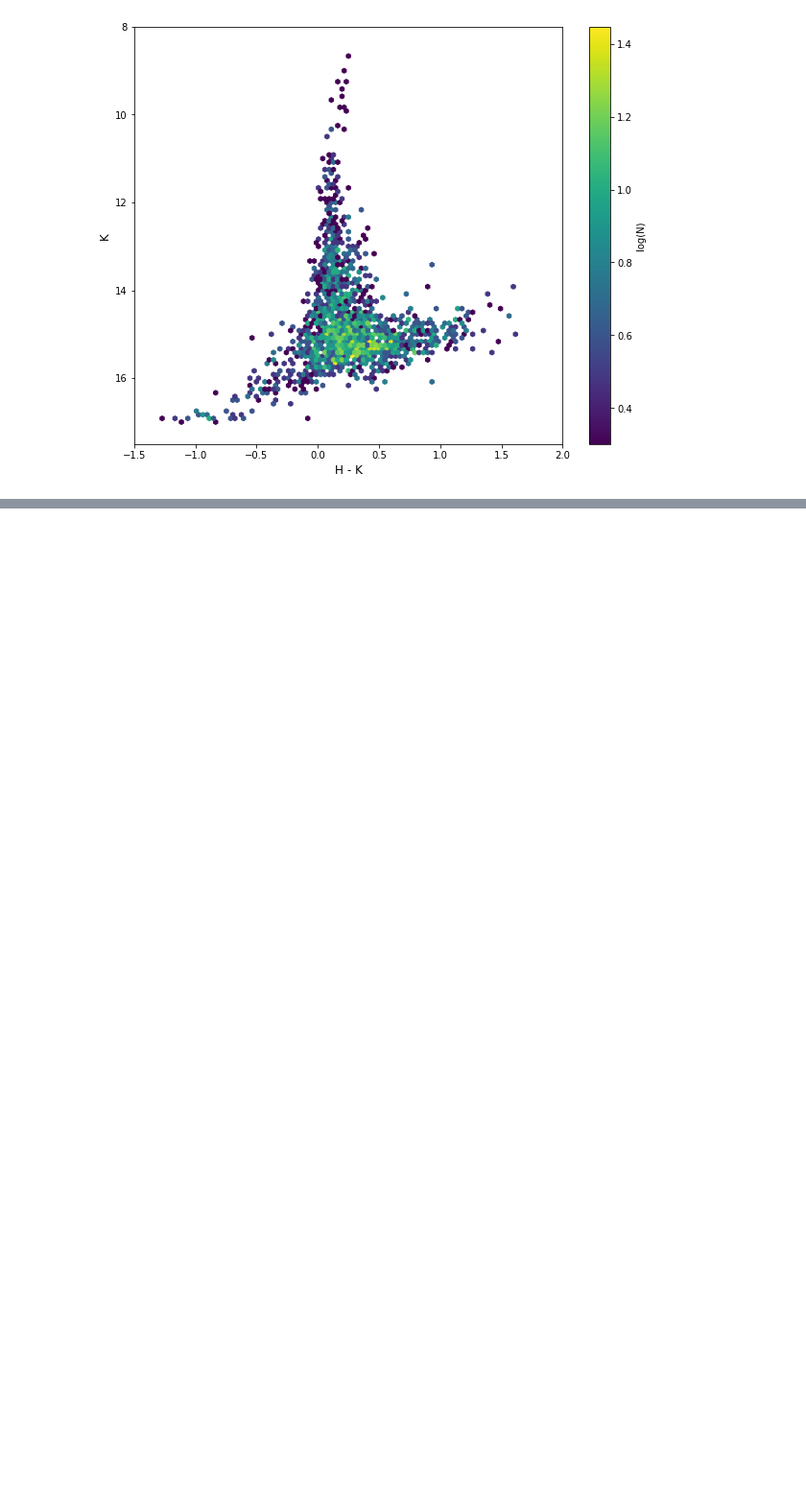
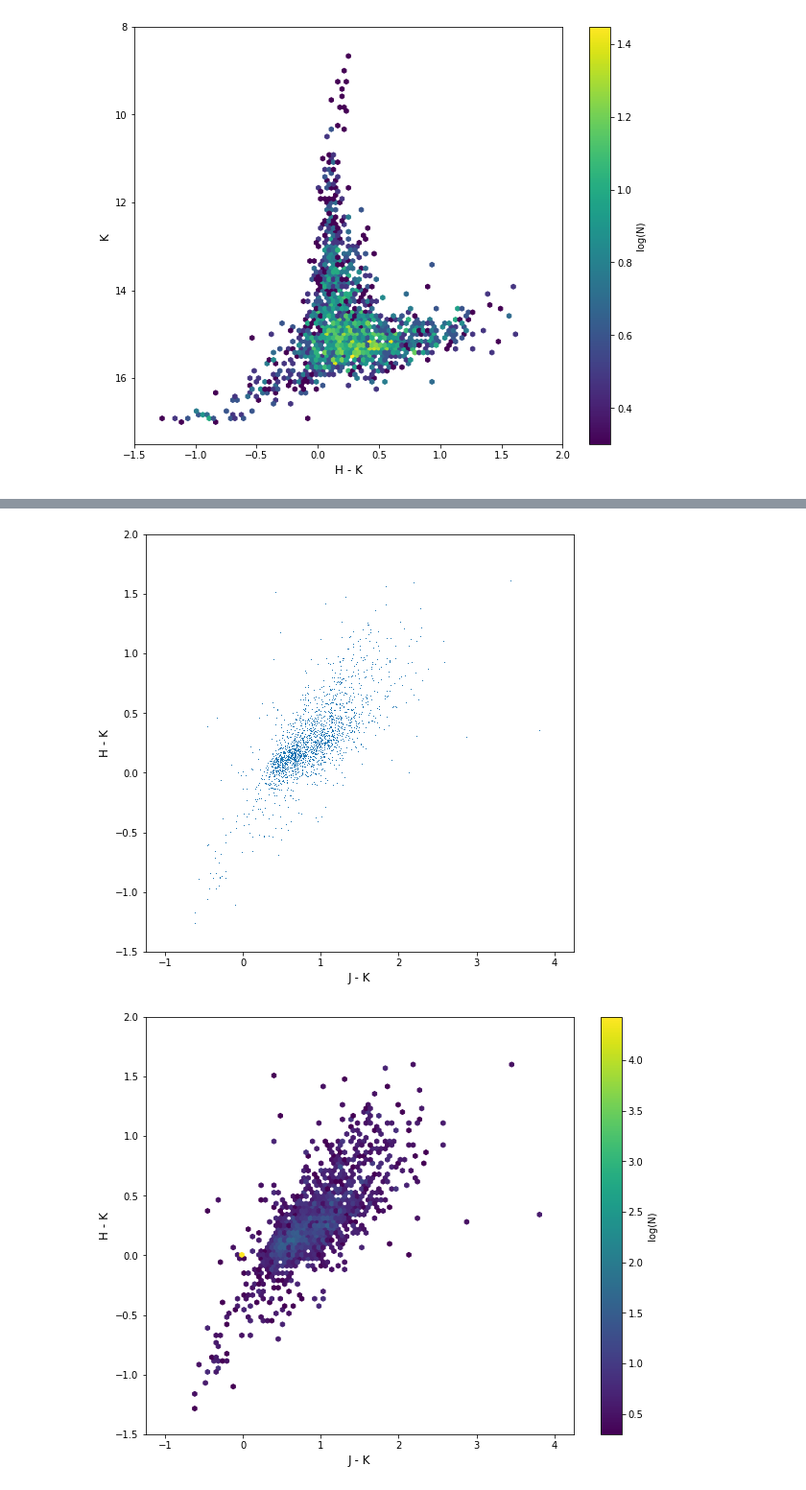
Before and after one commit to alechirschauer/SASP, a Jupyter notebook: CMD_29May2018.ipynb, the cells around one changed output, grey strips where cells are left out. Shown: that part at 96% size. Drawn from its saved outputs; the diff is of its cells as text; code cells hidden in the pictures; blank space fills up the shorter version.

```diff
--- a/CMD_29May2018.ipynb
+++ b/CMD_29May2018.ipynb
@@ -213,0 +262,23 @@ cb = plt.colorbar(im1, label='log(N)')
+# %%
+# H - K vs. J - K
+#
+plt.figure(figsize=(8,8))
+plt.plot(filter_phot_data.jMINUSk,filter_phot_data.hMINUSk,',')
+plt.xlim(-1.25, 4.25)
+plt.ylim(-1.5, 2.0)
+plt.xlabel('J - K', size=12)
+plt.ylabel('H - K', size=12)
+#plt.savefig('H-K_vs_J-K_plot.pdf')
+#
+fig, ax1 = plt.subplots(1, 1, figsize=(10, 8))
+plt.xlim(-1.25, 4.25)
+plt.ylim(-1.5, 2.0)
+im1 = ax1.hexbin(filter_phot_data.jMINUSk, filter_phot_data.hMINUSk, bins='log', cmap=plt.cm.viridis,
+               mincnt=1, extent=(-1.25, 4.25, -1.5, 2.0))
+ax1.set_xlabel('J - K', size=12)
+ax1.set_ylabel('H - K', size=12)
+cb = plt.colorbar(im1, label='log(N)')
+#plt.savefig('H-K_vs_J-K_hist.pdf')
+# %% [output]
+[figure, added]
+[figure, added]
```
Also changed, not shown: parts of 3 cells of this notebook.
